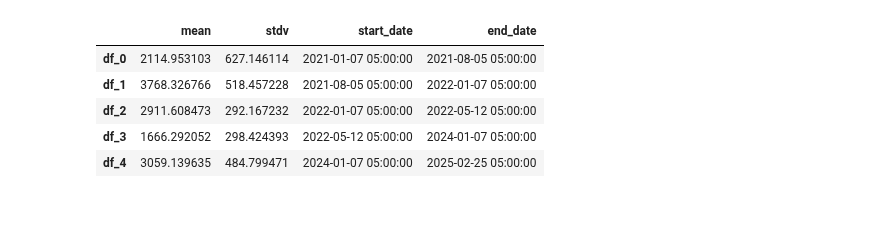
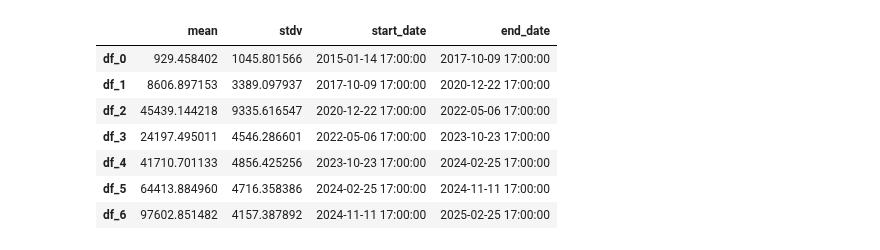
Before and after one commit to Kunj121/QTSFinalProject, a Jupyter notebook: segmentation_rule.ipynb, the cells around one changed output. Saved outputs shown, nothing was run; the diff lists cells and outputs as text; code cells hidden in the pictures; blank space fills up the shorter version.

```diff
--- a/segmentation_rule.ipynb
+++ b/segmentation_rule.ipynb
@@ -20,12 +20,14 @@ def load_df(asset_name: str, base_dir: str = None):
     else:
         raise FileNotFoundError(f"File not found: {file_path}")
 # %%
+import numpy as np
 def segmentation_rule(crypto: str,
                       jump = 5,
                       pen = 30, plot = False, dates= False):
     df = load_df(crypto)
-    df = df[['price_close']]
     daily = df.loc[::24]
+    daily['returns'] = daily['price_close'].pct_change()**2
+    daily = daily[['price_close']]
 
     c = rpt.Pelt(model = "rbf", min_size=3, jump=jump).fit(daily.values)
     model = c.predict(pen=pen)
@@ -41,14 +43,15 @@ def segmentation_rule(crypto: str,
     if dates:
 
         y = daily.reset_index()
-        dates = []
+        dates =[]
+        dates.append(df.index[0])
         for m in model:
             m = m-1
             dates.append(y.loc[m,'index'])
     return dates
 # %%
 #See the plot, if you return dates, it'll show you the dates segmented
-segmentation_rule(crypto= 'ETH',
+dates = segmentation_rule(crypto= 'BTC',
                       jump = 5,
                       pen = 30, plot = True, dates= True)
 # %% [output]
@@ -66,9 +63,10 @@ def sparse_crypto(crypto = 'crypto',
                     plot = False,
                     dates = True):
 
+
     dates = segmentation_rule(crypto = crypto,
                       jump = jump,
-                      pen = pen, plot = False, dates = True)
+                      pen = pen, plot = plot, dates = True)
 
     dfs = {}
     for j in range(len(dates)-1):
@@ -82,5 +80,9 @@ def sparse_crypto(crypto = 'crypto',
 
         dfs[f"df_{j}"] = df_filtered
 
+
+
+
+
     return dfs
 # %%
@@ -100,7 +101,7 @@ def summary_table(crypto = 'BTC',
     dfs = sparse_crypto(crypto = crypto,
                       jump = jump,
                       pen = pen ,
-                    plot = False,
+                    plot = plot,
                     dates = True)
 
     dfs_summary = {}
@@ -119,15 +120,17 @@ def summary_table(crypto = 'BTC',
     return dfs_summary_df
 # %%
 #Summary of each df
-# summary_table(crypto = 'ETH',
-#                       jump = 5,
-#                       pen = 30,
-#                     plot = False,
-#                     dates = True)
+summary_table(crypto = 'BTC',
+                      jump = 5,
+                      pen = 30,
+                    plot = False,
+                    dates = True)
 # %% [output]
 |  | mean | stdv | start_date | end_date |
-| df_0 | 2114.953103 | 627.146114 | 2021-01-07 05:00:00 | 2021-08-05 05:00:00 |
-| df_1 | 3768.326766 | 518.457228 | 2021-08-05 05:00:00 | 2022-01-07 05:00:00 |
-| df_2 | 2911.608473 | 292.167232 | 2022-01-07 05:00:00 | 2022-05-12 05:00:00 |
-| df_3 | 1666.292052 | 298.424393 | 2022-05-12 05:00:00 | 2024-01-07 05:00:00 |
-| df_4 | 3059.139635 | 484.799471 | 2024-01-07 05:00:00 | 2025-02-25 05:00:00 |
+| df_0 | 929.458402 | 1045.801566 | 2015-01-14 17:00:00 | 2017-10-09 17:00:00 |
+| df_1 | 8606.897153 | 3389.097937 | 2017-10-09 17:00:00 | 2020-12-22 17:00:00 |
+| df_2 | 45439.144218 | 9335.616547 | 2020-12-22 17:00:00 | 2022-05-06 17:00:00 |
+| df_3 | 24197.495011 | 4546.286601 | 2022-05-06 17:00:00 | 2023-10-23 17:00:00 |
+| df_4 | 41710.701133 | 4856.425256 | 2023-10-23 17:00:00 | 2024-02-25 17:00:00 |
+| df_5 | 64413.884960 | 4716.358386 | 2024-02-25 17:00:00 | 2024-11-11 17:00:00 |
+| df_6 | 97602.851482 | 4157.387892 | 2024-11-11 17:00:00 | 2025-02-25 17:00:00 |
```
Also changed, not shown: parts of 5 cells of this notebook.
